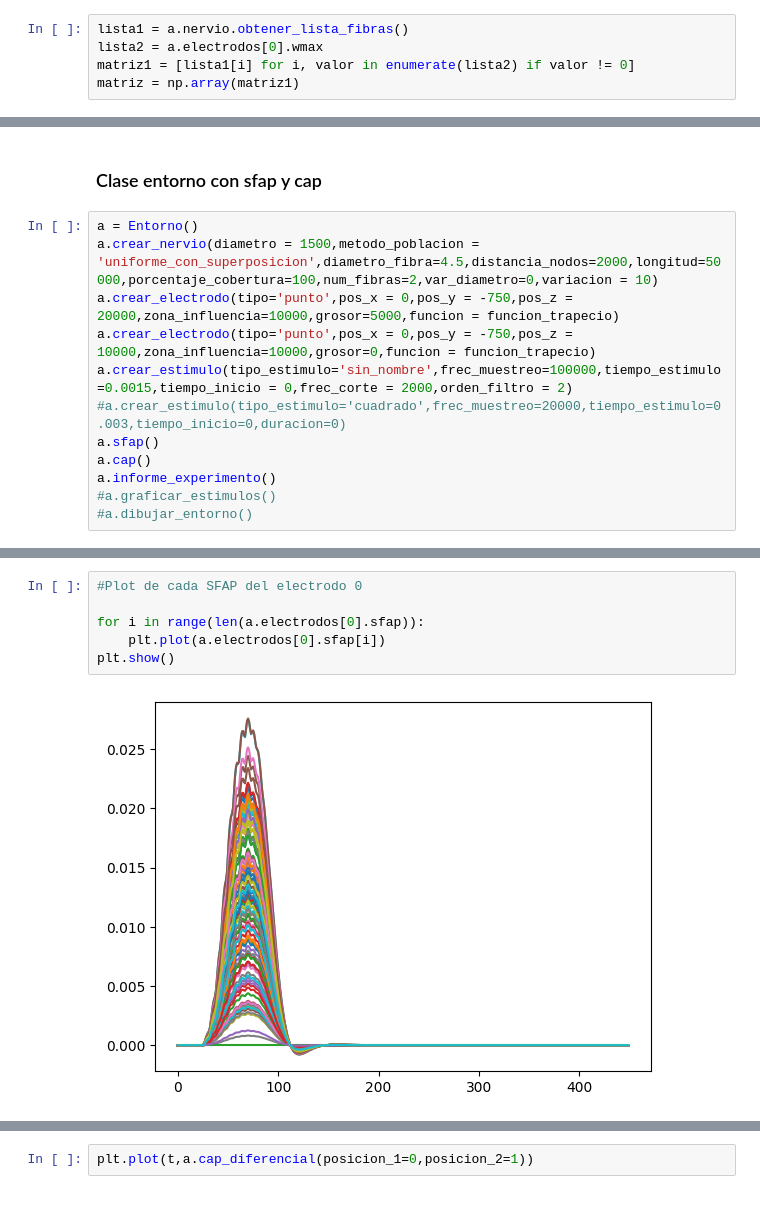
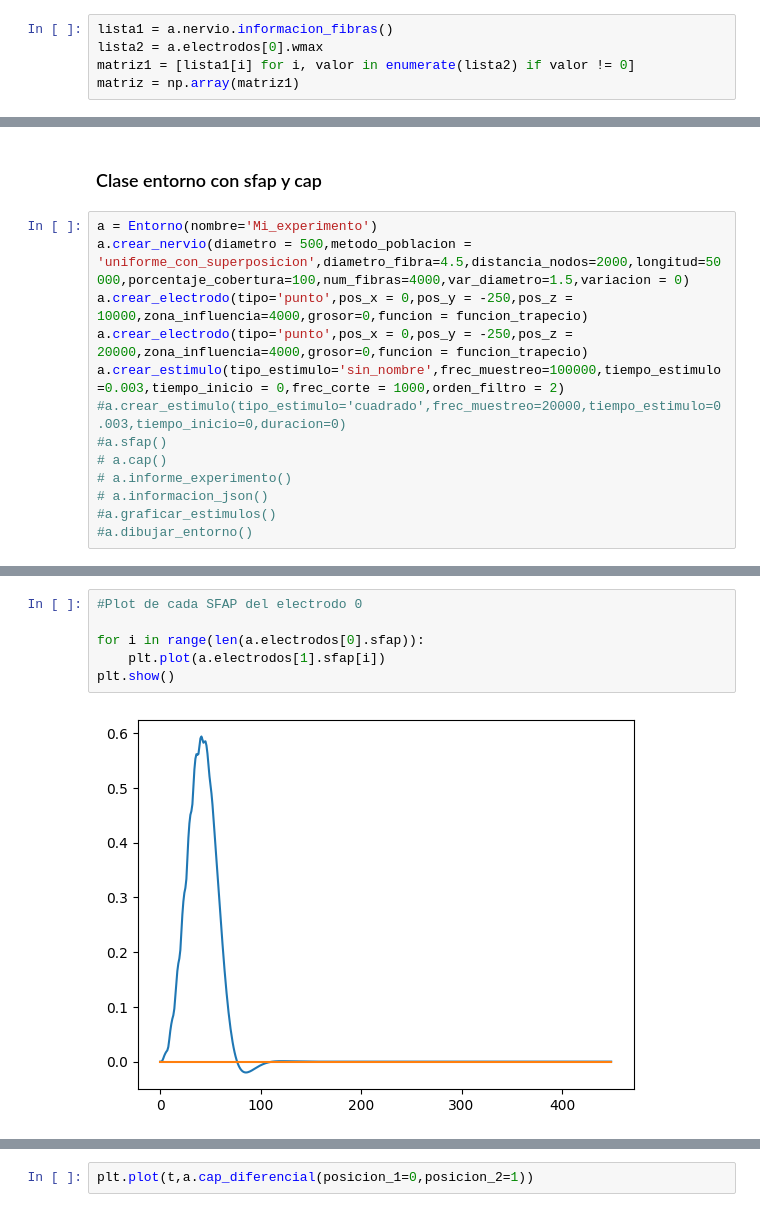
Before and after one commit to rmserra/proyecto-de-graduacion, a Jupyter notebook: modelo_poo.ipynb, the cells around one changed output, grey strips where cells are left out. Cells and saved outputs as stored; diff of their text form.

```diff
--- a/modelo_poo.ipynb
+++ b/modelo_poo.ipynb
@@ -1242,7 +1229,7 @@ a.crear_nervio(metodo_poblacion = 'uniforme_sin_superposicion',diametro_fibra=5,
 a.crear_electrodo(tipo='punto',pos_x = 0,pos_y = -125,pos_z = 25000,zona_influencia=10000,grosor=2000,funcion = funcion_gaussiana)
 a.dibujar_entorno()
 # %%
-lista1 = a.nervio.obtener_lista_fibras()
+lista1 = a.nervio.informacion_fibras()
 lista2 = a.electrodos[0].wmax
 matriz1 = [lista1[i] for i, valor in enumerate(lista2) if valor != 0]
 matriz = np.array(matriz1)
@@ -1289,14 +1276,15 @@ b.nervio.informacion_nodos
 # %% [markdown]
 ### <stan style = "color : magenta ">Clase entorno con sfap y cap  </stan>
 # %%
-a = Entorno()
-a.crear_nervio(diametro = 1500,metodo_poblacion = 'uniforme_con_superposicion',diametro_fibra=4.5,distancia_nodos=2000,longitud=50000,porcentaje_cobertura=100,num_fibras=2,var_diametro=0,variacion = 10)
-a.crear_electrodo(tipo='punto',pos_x = 0,pos_y = -750,pos_z = 20000,zona_influencia=10000,grosor=5000,funcion = funcion_trapecio)
-a.crear_electrodo(tipo='punto',pos_x = 0,pos_y = -750,pos_z = 10000,zona_influencia=10000,grosor=0,funcion = funcion_trapecio)
-a.crear_estimulo(tipo_estimulo='sin_nombre',frec_muestreo=100000,tiempo_estimulo=0.0015,tiempo_inicio = 0,frec_corte = 2000,orden_filtro = 2)
+a = Entorno(nombre='Mi_experimento')
+a.crear_nervio(diametro = 500,metodo_poblacion = 'uniforme_con_superposicion',diametro_fibra=4.5,distancia_nodos=2000,longitud=50000,porcentaje_cobertura=100,num_fibras=4000,var_diametro=1.5,variacion = 0)
+a.crear_electrodo(tipo='punto',pos_x = 0,pos_y = -250,pos_z = 10000,zona_influencia=4000,grosor=0,funcion = funcion_trapecio)
+a.crear_electrodo(tipo='punto',pos_x = 0,pos_y = -250,pos_z = 20000,zona_influencia=4000,grosor=0,funcion = funcion_trapecio)
+a.crear_estimulo(tipo_estimulo='sin_nombre',frec_muestreo=100000,tiempo_estimulo=0.003,tiempo_inicio = 0,frec_corte = 1000,orden_filtro = 2)
 #a.crear_estimulo(tipo_estimulo='cuadrado',frec_muestreo=20000,tiempo_estimulo=0.003,tiempo_inicio=0,duracion=0)
-a.sfap()
-a.cap()
-a.informe_experimento()
+#a.sfap()
+# a.cap()
+# a.informe_experimento()
+# a.informacion_json()
 #a.graficar_estimulos()
 #a.dibujar_entorno()
@@ -1350,8 +1325,8 @@ plt.plot(t,a.cap_diferencial(posicion_1=0,posicion_2=1),'magenta')
 # %%
 #Plot de cada SFAP del electrodo 0
 
 for i in range(len(a.electrodos[0].sfap)):
-    plt.plot(a.electrodos[0].sfap[i])
+    plt.plot(a.electrodos[1].sfap[i])
 plt.show()
 # %% [output]
-[figure, old version]
+[figure, new version]
```
Also changed, not shown: parts of 14 cells of this notebook, 3 other files.
